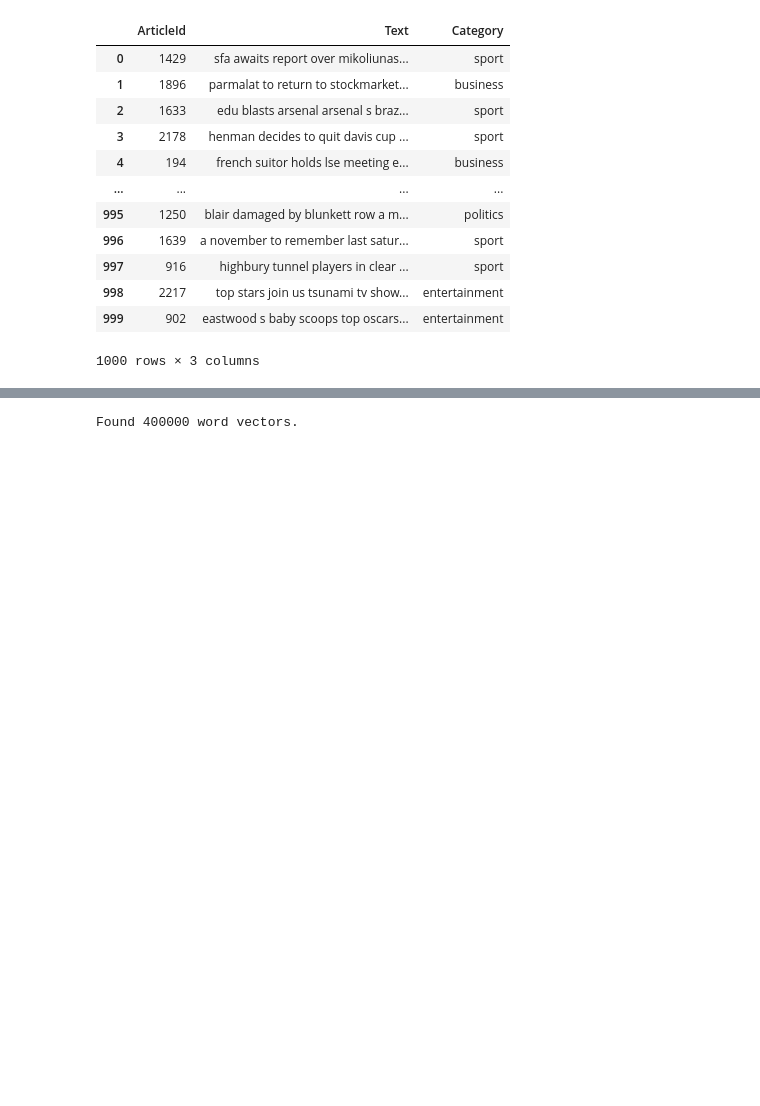
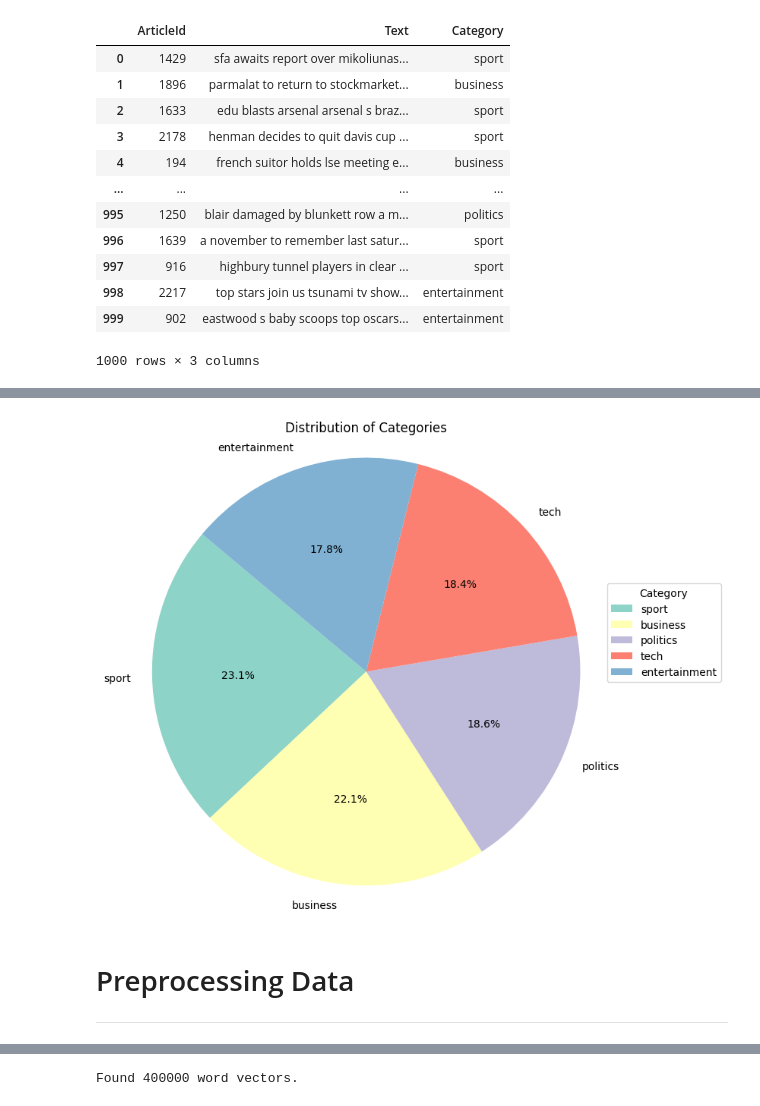
Before and after one commit to rkapoor1999/I_GloVe_News, a Jupyter notebook: main.ipynb, the cells around one changed output, grey strips where cells are left out. Saved outputs shown, nothing was run; the diff lists cells and outputs as text; code cells hidden in the pictures; blank space fills up the shorter version.

```diff
--- a/main.ipynb
+++ b/main.ipynb
@@ -38 +78,20 @@ df
+# %%
+# Count the occurrences of each category
+category_counts = df['Category'].value_counts()
+
+# Plotting a pie chart
+plt.figure(figsize=(8, 8))
+plt.pie(category_counts, labels=category_counts.index, autopct='%1.1f%%', startangle=140, colors=sns.color_palette('Set3', len(category_counts)))
+plt.title('Distribution of Categories')
+plt.axis('equal')  # Equal aspect ratio ensures that pie is drawn as a circle
+
+# Add legend outside the plot
+plt.legend(title='Category', loc='upper left', labels=category_counts.index, bbox_to_anchor=(1, 0.7))
+
+plt.show()
+# %% [output]
+[figure, added]
+# %% [markdown]
+# Preprocessing Data
+---
 # %%
```
Also changed, not shown: parts of 35 cells of this notebook.
